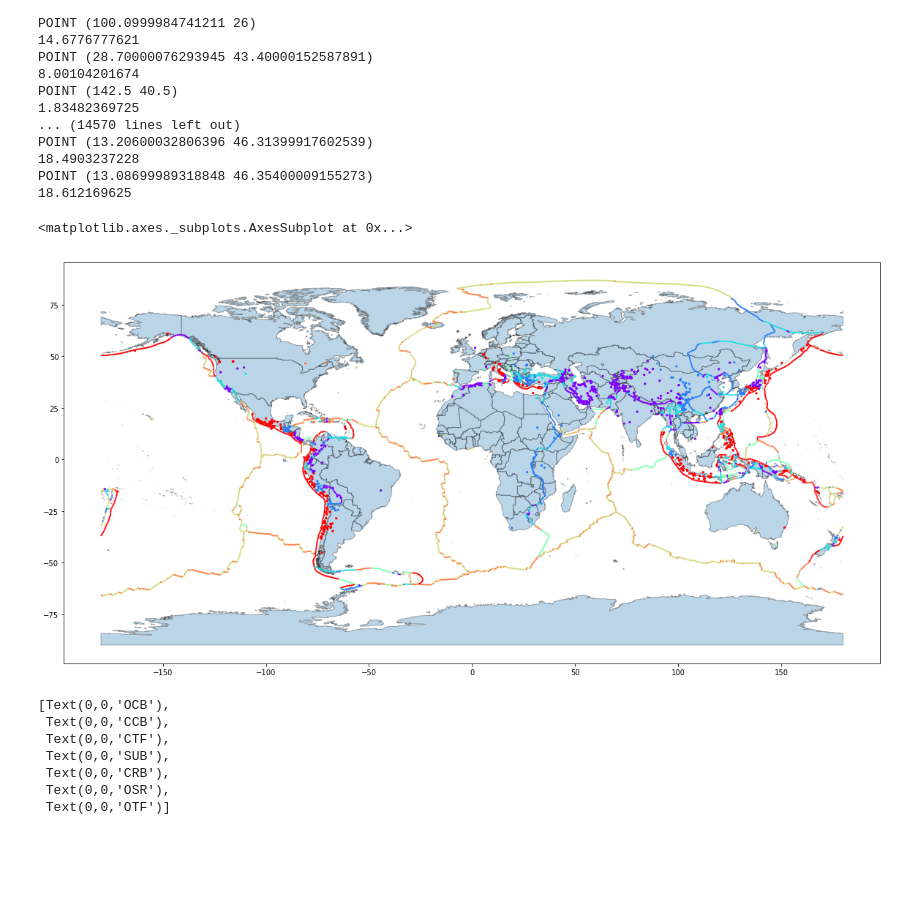
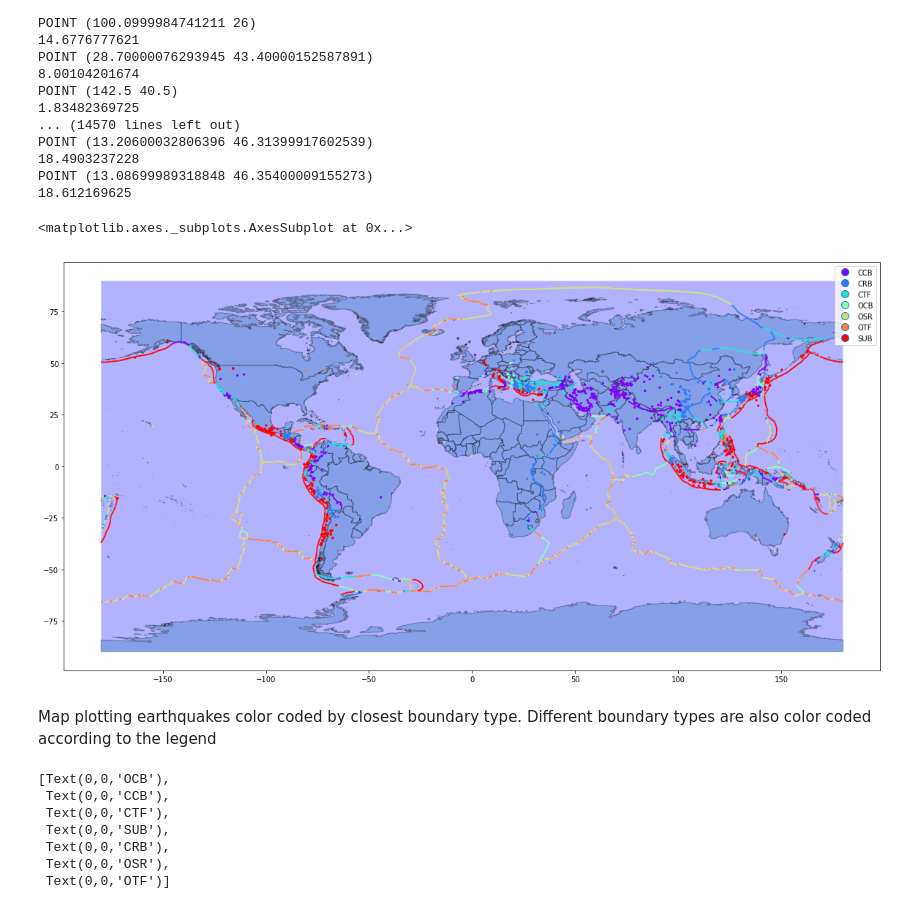
Before and after one commit to smitamisra/StrikingRobo_Earthquakes, a Jupyter notebook: Refactor1-MRCopy.ipynb, the cells around one changed output. Saved outputs shown, nothing was run; the diff lists cells and outputs as text; code cells hidden in the pictures; blank space fills up the shorter version.

```diff
--- a/Refactor1-MRCopy.ipynb
+++ b/Refactor1-MRCopy.ipynb
@@ -584,16 +693,19 @@ POINT (13.08699989318848 46.35400009155273)
 # %%
 fig, ax = plt.subplots(figsize=(20, 20))
 ax.set_aspect('equal')
 
 # Countries and plates
-boundaries_gdf.plot(ax=ax, column='STEPCLASS', cmap='rainbow', lw=2.0)
+plates_gdf.plot(ax=ax, color='blue', edgecolor='white', alpha=0.3, lw=2.0)
 countries_gdf.plot(ax=ax, edgecolor='black', alpha=0.3)
+boundaries_gdf.plot(ax=ax, column='STEPCLASS', cmap='rainbow', lw=2.0, legend = True)
 
 # all points (earthquakes, volcanoes, and vents)
 boundary_distances_gdf.plot(ax=ax, column='closest_plate', cmap='rainbow', markersize=5)
 # %% [output]
 <matplotlib.axes._subplots.AxesSubplot at 0x...>
-[figure, old version]
+[figure, new version]
+# %% [markdown]
+Map plotting earthquakes color coded by closest boundary type. Different boundary types are also color coded according to the legend
 # %%
 plt.subplots(figsize=(15, 8))
 closest_plate_plot = sns.countplot(quake_plate_dist["closest_plate"])
```
Also changed, not shown: parts of 22 cells of this notebook.
